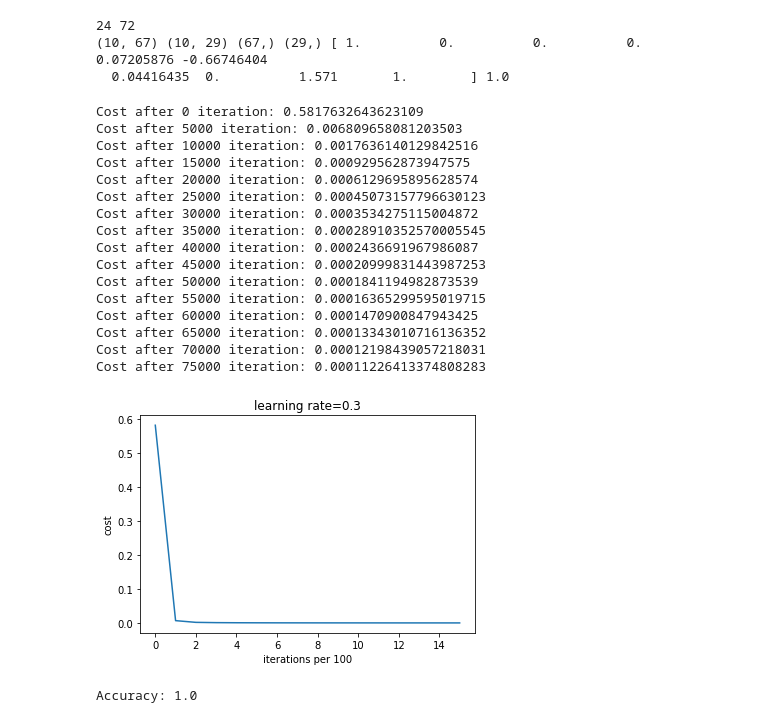
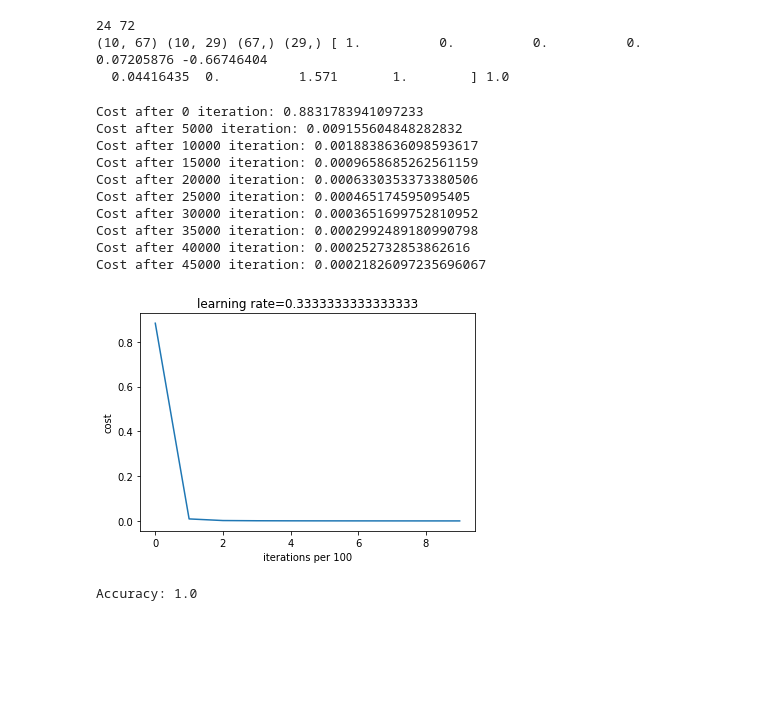
Before and after one commit to 44aayush/ML---ANN, a Jupyter notebook: PES2201800211_AAYUSHKAPOOR-ANN1.ipynb, the cells around one changed output. Saved outputs shown, nothing was run; the diff lists cells and outputs as text; code cells hidden in the pictures; blank space fills up the shorter version.

```diff
--- a/PES2201800211_AAYUSHKAPOOR-ANN1.ipynb
+++ b/PES2201800211_AAYUSHKAPOOR-ANN1.ipynb
@@ -266,7 +266,7 @@ def initialize_velocity(parameters):
 
     return v
 # %%
-def model(X,Y,layer_dims,learning_rate=0.0075,num_iterations=1500,print_cost=False):
+def model(X,Y,layer_dims,learning_rate=1/3,num_iterations=3000,print_cost=False):
   parameters=init_parameters(layers_dims)
   v=initialize_velocity(parameters)
   costs=[]
@@ -306,26 +306,20 @@ print(X_train.T.shape,X_test.T.shape,Y_train.T.shape,Y_test.T.shape,X_train.T[:,
 (10, 67) (10, 29) (67,) (29,) [ 1.          0.          0.          0.          0.07205876 -0.66746404
   0.04416435  0.          1.571       1.        ] 1.0
 # %%
-layers_dims=(10,10,3,1)
-parameters=model(X_train.T,Y_train.reshape((1,len(Y_train))),layers_dims,learning_rate=0.3,num_iterations=80000,print_cost=True)
+layers_dims=(10,3,3,1)
+parameters=model(X_train.T,Y_train.reshape((1,len(Y_train))),layers_dims,learning_rate=1/3,num_iterations=50000,print_cost=True)
 # %% [output]
-Cost after 0 iteration: 0.5817632643623109
-Cost after 5000 iteration: 0.006809658081203503
-Cost after 10000 iteration: 0.0017636140129842516
-Cost after 15000 iteration: 0.000929562873947575
-Cost after 20000 iteration: 0.0006129695895628574
-Cost after 25000 iteration: 0.00045073157796630123
-Cost after 30000 iteration: 0.0003534275115004872
-Cost after 35000 iteration: 0.00028910352570005545
-Cost after 40000 iteration: 0.0002436691967986087
-Cost after 45000 iteration: 0.00020999831443987253
-Cost after 50000 iteration: 0.0001841194982873539
-Cost after 55000 iteration: 0.00016365299595019715
-Cost after 60000 iteration: 0.0001470900847943425
-Cost after 65000 iteration: 0.00013343010716136352
-Cost after 70000 iteration: 0.00012198439057218031
-Cost after 75000 iteration: 0.00011226413374808283
+Cost after 0 iteration: 0.8831783941097233
+Cost after 5000 iteration: 0.009155604848282832
+Cost after 10000 iteration: 0.0018838636098593617
+Cost after 15000 iteration: 0.0009658685262561159
+Cost after 20000 iteration: 0.0006330353373380506
+Cost after 25000 iteration: 0.000465174595095405
+Cost after 30000 iteration: 0.0003651699752810952
+Cost after 35000 iteration: 0.0002992489180990798
+Cost after 40000 iteration: 0.000252732853862616
+Cost after 45000 iteration: 0.00021826097235696067
-[figure, old version]
+[figure, new version]
 # %%
 predict(X_train.T,Y_train.reshape((1,len(Y_train))),parameters)
 # %% [output]
```
Also changed, not shown: parts of 1 cell of this notebook, 1 other file.
